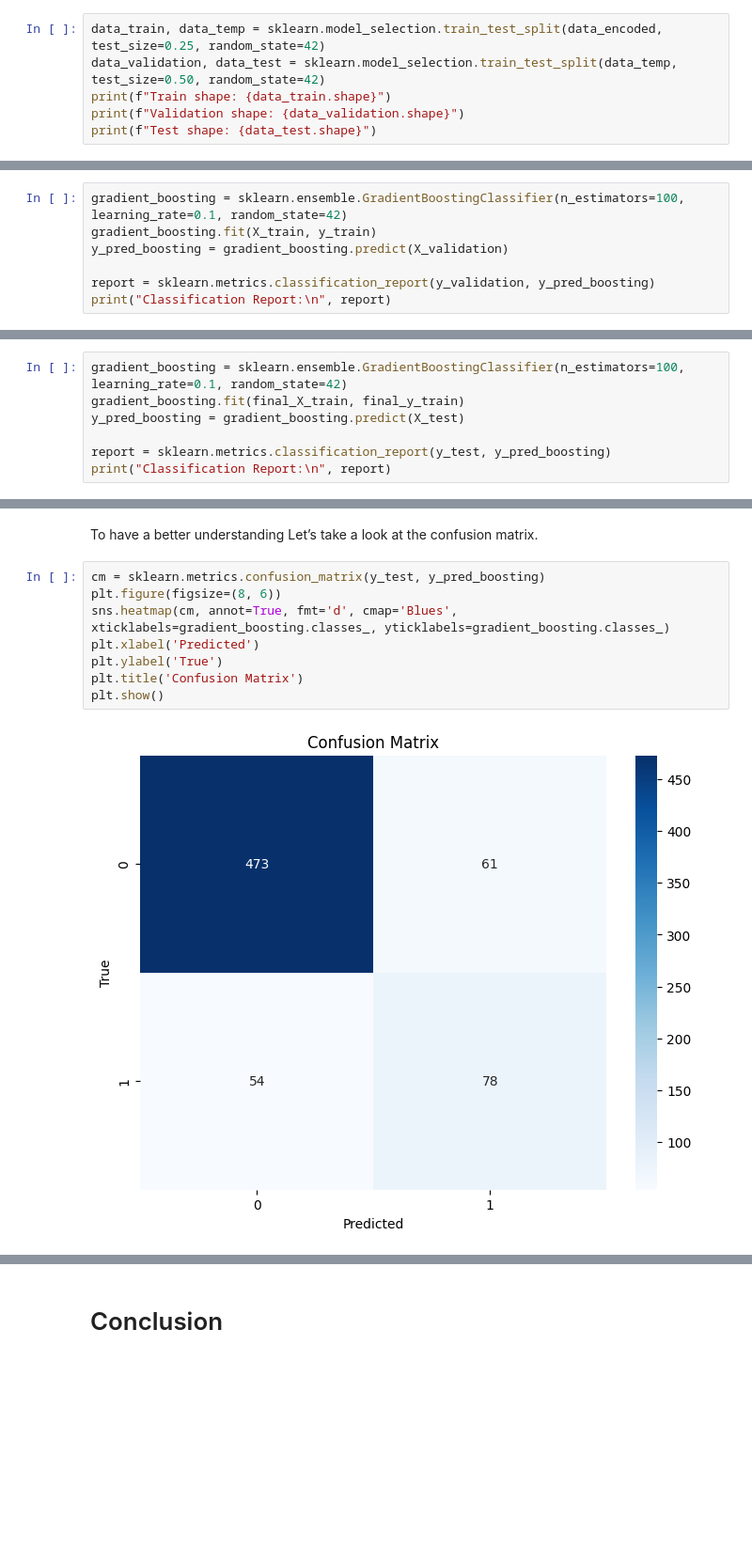
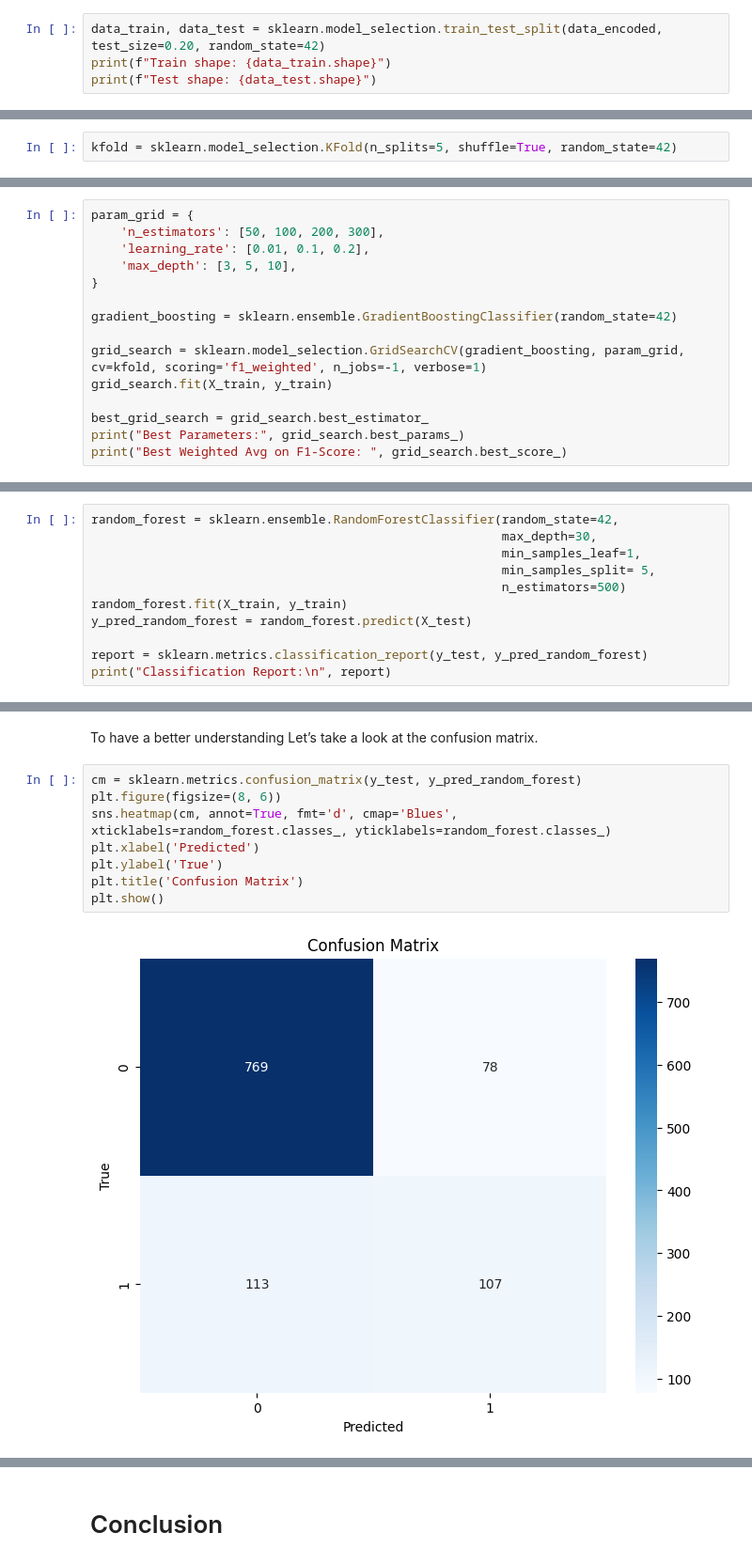
Before and after one commit to shayantabatabaee/shark-attacks-classification, a Jupyter notebook: shark-attacks-classification.ipynb, the cells around one changed output, grey strips where cells are left out. Shown at 94% size. Drawn from its saved outputs; the diff is of its cells as text; blank space fills up the shorter version.

```diff
--- a/shark-attacks-classification.ipynb
+++ b/shark-attacks-classification.ipynb
@@ -484,7 +495,5 @@ data_encoded['fatal_y_n'] = data_encoded['fatal_y_n'].map({'Y': 1, 'N': 0})
 # %%
-data_train, data_temp = sklearn.model_selection.train_test_split(data_encoded, test_size=0.25, random_state=42)
-data_validation, data_test = sklearn.model_selection.train_test_split(data_temp, test_size=0.50, random_state=42)
+data_train, data_test = sklearn.model_selection.train_test_split(data_encoded, test_size=0.20, random_state=42)
 print(f"Train shape: {data_train.shape}")
-print(f"Validation shape: {data_validation.shape}")
 print(f"Test shape: {data_test.shape}")
 # %% [output]
@@ -517,2 +528,4 @@ After SMOTE: Counter({0: 3116, 1: 3116})
+# %%
+kfold = sklearn.model_selection.KFold(n_splits=5, shuffle=True, random_state=42)
 # %% [markdown]
 ## Logistic Regression
@@ -646,8 +670,16 @@ weighted avg       0.81      0.82      0.81       665
 # %%
-gradient_boosting = sklearn.ensemble.GradientBoostingClassifier(n_estimators=100, learning_rate=0.1, random_state=42)
-gradient_boosting.fit(X_train, y_train)
-y_pred_boosting = gradient_boosting.predict(X_validation)
+param_grid = {
+    'n_estimators': [50, 100, 200, 300],
+    'learning_rate': [0.01, 0.1, 0.2],
+    'max_depth': [3, 5, 10],
+}
 
-report = sklearn.metrics.classification_report(y_validation, y_pred_boosting)
-print("Classification Report:\n", report)
+gradient_boosting = sklearn.ensemble.GradientBoostingClassifier(random_state=42)
+
+grid_search = sklearn.model_selection.GridSearchCV(gradient_boosting, param_grid, cv=kfold, scoring='f1_weighted', n_jobs=-1, verbose=1)
+grid_search.fit(X_train, y_train)
+
+best_grid_search = grid_search.best_estimator_
+print("Best Parameters:", grid_search.best_params_)
+print("Best Weighted Avg on F1-Score: ", grid_search.best_score_)
 # %% [output]
@@ -675,9 +712,13 @@ Final y Train shape: (6897,)
 # %%
-gradient_boosting = sklearn.ensemble.GradientBoostingClassifier(n_estimators=100, learning_rate=0.1, random_state=42)
-gradient_boosting.fit(final_X_train, final_y_train)
-y_pred_boosting = gradient_boosting.predict(X_test)
+random_forest = sklearn.ensemble.RandomForestClassifier(random_state=42,
+                                                        max_depth=30,
+                                                        min_samples_leaf=1,
+                                                        min_samples_split= 5,
+                                                        n_estimators=500)
+random_forest.fit(X_train, y_train)
+y_pred_random_forest = random_forest.predict(X_test)
 
-report = sklearn.metrics.classification_report(y_test, y_pred_boosting)
+report = sklearn.metrics.classification_report(y_test, y_pred_random_forest)
 print("Classification Report:\n", report)
 # %% [output]
 Classification Report:
@@ -697,15 +785,15 @@ with open('gradient_boosting_model.pkl', 'wb') as f:
 # %% [markdown]
 To have a better understanding Let’s take a look at the confusion matrix.
 # %%
-cm = sklearn.metrics.confusion_matrix(y_test, y_pred_boosting)
+cm = sklearn.metrics.confusion_matrix(y_test, y_pred_random_forest)
 plt.figure(figsize=(8, 6))
-sns.heatmap(cm, annot=True, fmt='d', cmap='Blues', xticklabels=gradient_boosting.classes_, yticklabels=gradient_boosting.classes_)
+sns.heatmap(cm, annot=True, fmt='d', cmap='Blues', xticklabels=random_forest.classes_, yticklabels=random_forest.classes_)
 plt.xlabel('Predicted')
 plt.ylabel('True')
 plt.title('Confusion Matrix')
 plt.show()
 # %% [output]
-[figure, old version]
+[figure, new version]
 # %% [markdown]
 Here is the full detail of above image:
 
```
Also changed, not shown: parts of 48 cells of this notebook, 3 other files.
